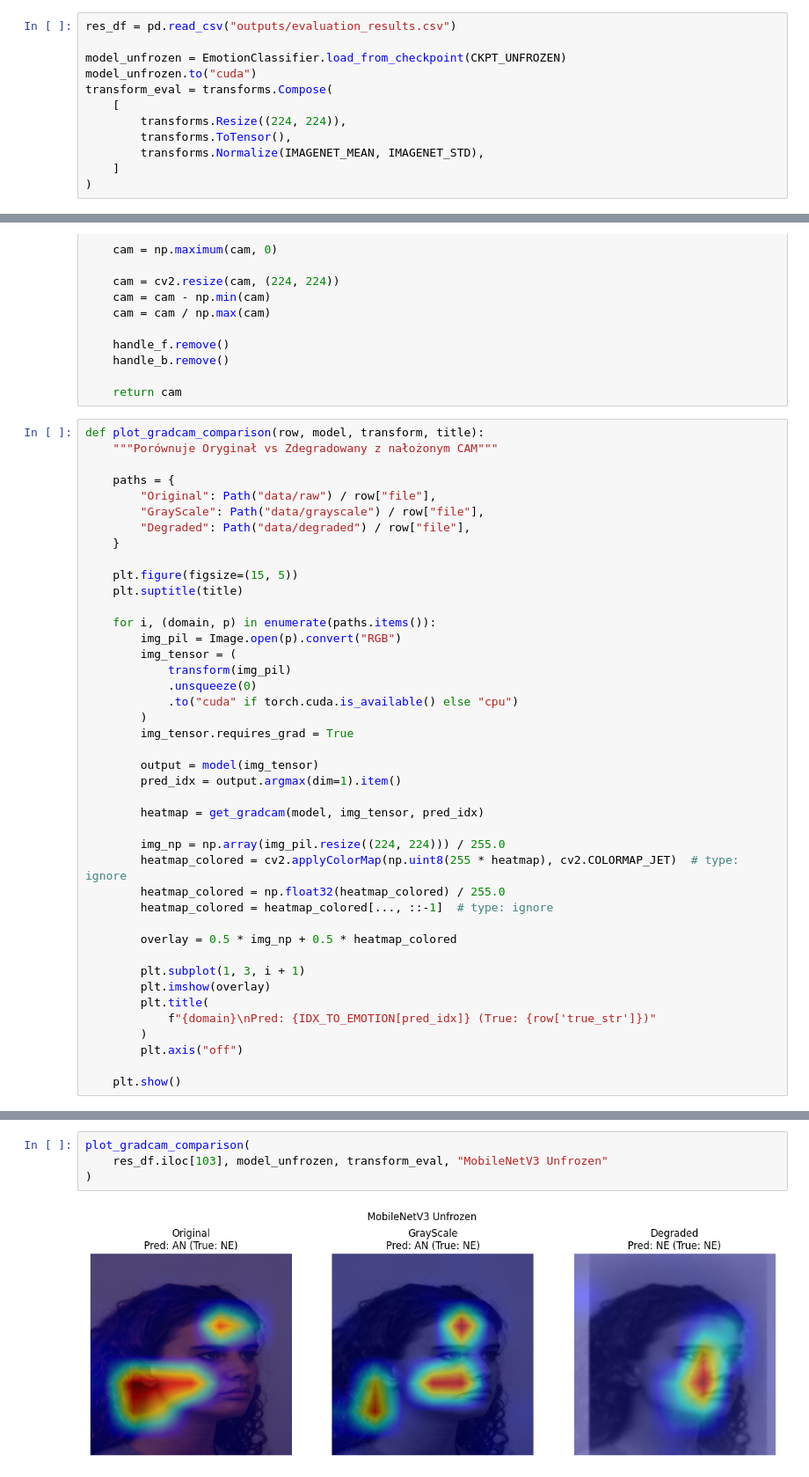
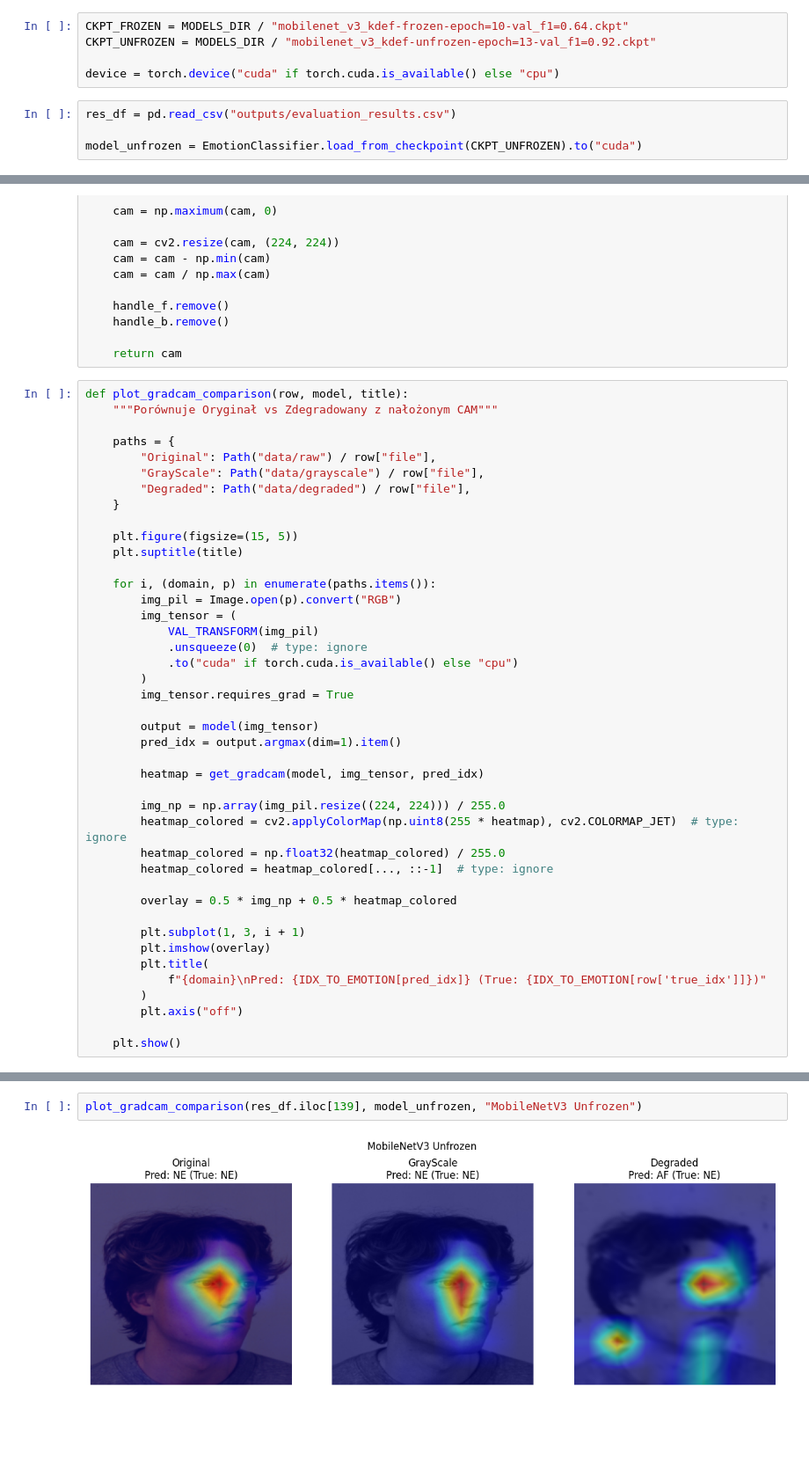
Before and after one commit to TytanMikJas/AffectiveAI, a Jupyter notebook: notebooks/04_visual_analysis.ipynb, the cells around one changed output, grey strips where cells are left out. Shown at 88% size. Saved outputs shown, nothing was run; the diff lists cells and outputs as text; blank space fills up the shorter version.

```diff
--- a/notebooks/04_visual_analysis.ipynb
+++ b/notebooks/04_visual_analysis.ipynb
@@ -26,15 +21,12 @@ from src.utils.constants import (
+# %%
+CKPT_FROZEN = MODELS_DIR / "mobilenet_v3_kdef-frozen-epoch=10-val_f1=0.64.ckpt"
+CKPT_UNFROZEN = MODELS_DIR / "mobilenet_v3_kdef-unfrozen-epoch=13-val_f1=0.92.ckpt"
+
+device = torch.device("cuda" if torch.cuda.is_available() else "cpu")
 # %%
 res_df = pd.read_csv("outputs/evaluation_results.csv")
 
-model_unfrozen = EmotionClassifier.load_from_checkpoint(CKPT_UNFROZEN)
-model_unfrozen.to("cuda")
-transform_eval = transforms.Compose(
-    [
-        transforms.Resize((224, 224)),
-        transforms.ToTensor(),
-        transforms.Normalize(IMAGENET_MEAN, IMAGENET_STD),
-    ]
-)
+model_unfrozen = EmotionClassifier.load_from_checkpoint(CKPT_UNFROZEN).to("cuda")
 # %% [markdown]
 ## Visualisation
 # %%
@@ -145,7 +137,7 @@ def get_gradcam(model, img_tensor, target_class_idx):
 
     return cam
 # %%
-def plot_gradcam_comparison(row, model, transform, title):
+def plot_gradcam_comparison(row, model, title):
     """Porównuje Oryginał vs Zdegradowany z nałożonym CAM"""
 
     paths = {
@@ -160,8 +152,8 @@ def plot_gradcam_comparison(row, model, transform, title):
     for i, (domain, p) in enumerate(paths.items()):
         img_pil = Image.open(p).convert("RGB")
         img_tensor = (
-            transform(img_pil)
-            .unsqueeze(0)
+            VAL_TRANSFORM(img_pil)
+            .unsqueeze(0)  # type: ignore
             .to("cuda" if torch.cuda.is_available() else "cpu")
         )
         img_tensor.requires_grad = True
@@ -181,7 +173,7 @@ def plot_gradcam_comparison(row, model, transform, title):
         plt.subplot(1, 3, i + 1)
         plt.imshow(overlay)
         plt.title(
-            f"{domain}\nPred: {IDX_TO_EMOTION[pred_idx]} (True: {row['true_str']})"
+            f"{domain}\nPred: {IDX_TO_EMOTION[pred_idx]} (True: {IDX_TO_EMOTION[row['true_idx']]})"
         )
         plt.axis("off")
 
@@ -195,7 +185,5 @@ plot_gradcam_comparison(
 # %%
-plot_gradcam_comparison(
-    res_df.iloc[103], model_unfrozen, transform_eval, "MobileNetV3 Unfrozen"
-)
+plot_gradcam_comparison(res_df.iloc[139], model_unfrozen, "MobileNetV3 Unfrozen")
 # %% [output]
-[figure, old version]
+[figure, new version]
 # %%
```
Also changed, not shown: parts of 10 cells of this notebook, 26 other files.
